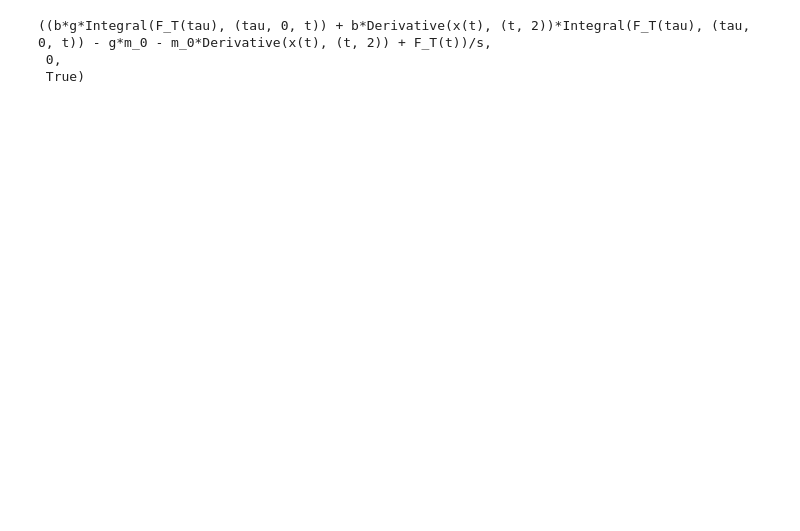
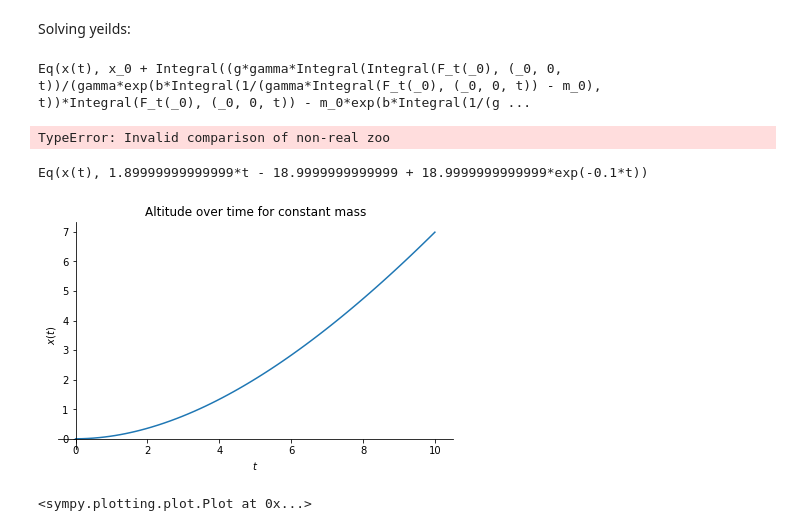
Before and after one commit to DM1122/KSP-kRPC, a Jupyter notebook: notebooks/hovercraft_design.ipynb, the cells around one changed output. Saved outputs shown, nothing was run; the diff lists cells and outputs as text; code cells hidden in the pictures; blank space fills up the shorter version.

```diff
--- a/notebooks/hovercraft_design.ipynb
+++ b/notebooks/hovercraft_design.ipynb
@@ -35,7 +73,8 @@ Define $m(t)$
 # %%
-b = sy.Symbol("b", real=True, positive=True)  # specific thrust
 m_0 = sy.Symbol("m_0", real=True, positive=True)  # initial mass
+gamma = sy.Symbol("gamma", real=True, positive=True)  # specific thrust
 
-m2 = m_0 - sy.integrate(b * F_T.subs(t, tau), (tau, 0, t))
-display(m2)
+
+model_2 = model.subs(m, m_0 - sy.integrate(gamma * F_t.subs(t, tau), (tau, 0, t)))
+display(model_2)
 # %% [output]
@@ -45,3 +81,0 @@ Substitute $m(t)$ into model
-# %%
-model_2 = model.subs(m, m2)
-display(model_2)
@@ -57,7 +82,39 @@ $\displaystyle - g \left(- b \int\limits_{0}^{t} \operatorname{F_{T}}{\left(\tau
-# %%
-model_L = sya.L(model_3)
-display(model_L)
-# %% [output]
-((b*g*Integral(F_T(tau), (tau, 0, t)) + b*Derivative(x(t), (t, 2))*Integral(F_T(tau), (tau, 0, t)) - g*m_0 - m_0*Derivative(x(t), (t, 2)) + F_T(t))/s,
- 0,
- True)
+# %% [markdown]
+Solving yeilds:
+# %%
+model_2_soln = sy.dsolve(model_2, x, ics={x.subs(t, 0): x_0, x.diff(t).subs(t, 0): v_0})
+display(model_2_soln)
+# %% [output]
+Eq(x(t), x_0 + Integral((g*gamma*Integral(Integral(F_t(_0), (_0, 0, t))/(gamma*exp(b*Integral(1/(gamma*Integral(F_t(_0), (_0, 0, t)) - m_0), t))*Integral(F_t(_0), (_0, 0, t)) - m_0*exp(b*Integral(1/(g ...
+# %%
+params_2 = {
+    F_t: 10,
+    b: 0.1,
+    g: 9.81,
+    m_0: 1,
+    gamma: 0.1,
+    x_0: 0,
+    v_0: 0,
+    F_t.subs(t, "_0"): 10,
+}
+model_2_soln_eval = model_2_soln.subs(params_2).doit()
+
+print(params_2)
+display(model_2_soln_eval)
+# %% [output]
+TypeError: Invalid comparison of non-real zoo
+# %%
+print(model_2_soln_eval)
+# %% [output]
+Eq(x(t), 1.89999999999999*t - 18.9999999999999 + 18.9999999999999*exp(-0.1*t))
+# %%
+sy.plotting.plot(
+    model_2_soln_eval.rhs,
+    (t, 0, 10),
+    title="Altitude over time for constant mass",
+    xlabel="$t$",
+    ylabel="$x(t)$",
+)
+# %% [output]
+[figure, added]
+<sympy.plotting.plot.Plot at 0x...>
```
Also changed, not shown: parts of 20 cells of this notebook, 1 other file.
